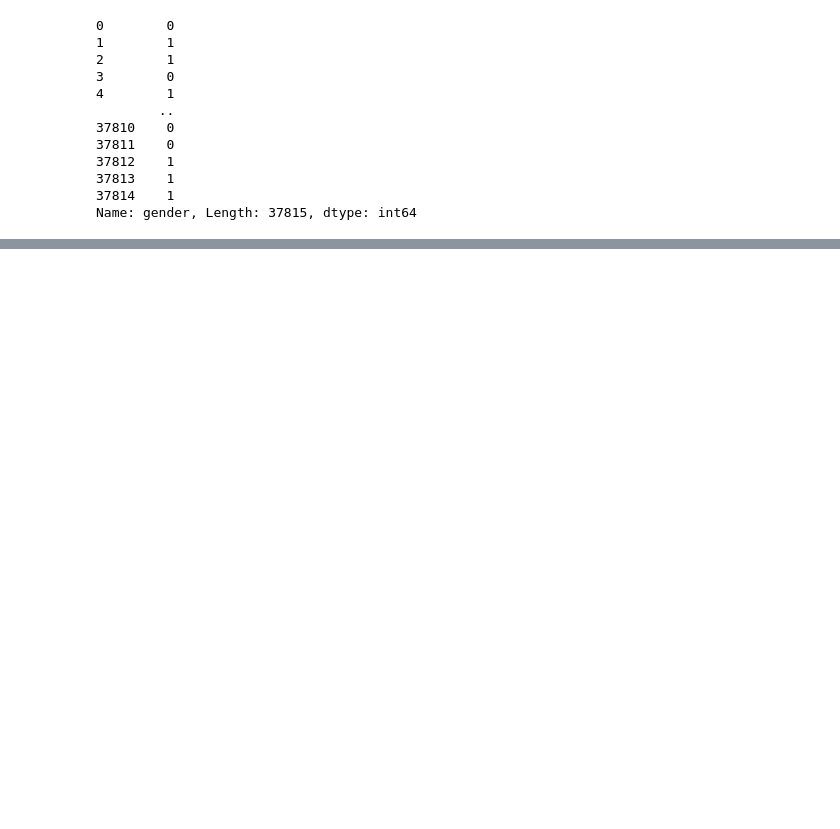
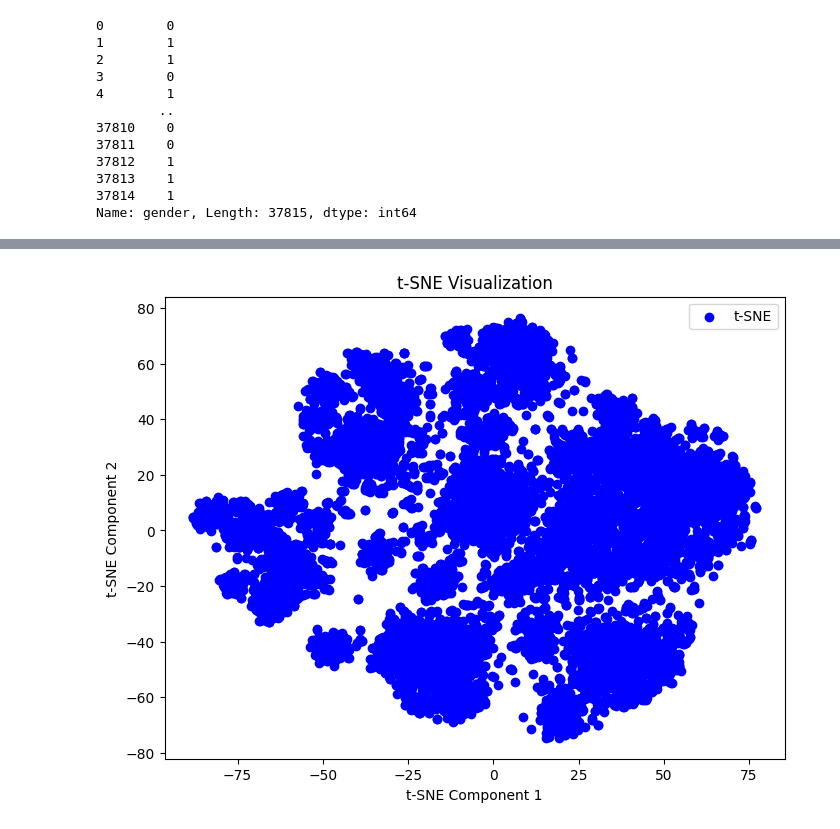
Before and after one commit to MemphiS047/icu-flow-prediction, a Jupyter notebook: script/preprocessing.ipynb, the cells around one changed output, grey strips where cells are left out. Drawn from its saved outputs; the diff is of its cells as text; code cells hidden in the pictures; blank space fills up the shorter version.

Commit message:
Obtained good results on dimensionality reduction

```diff
--- a/script/preprocessing.ipynb
+++ b/script/preprocessing.ipynb
@@ -290,6 +300,10 @@ categorical_cols = ['marital_status', 'ethnicity_grouped',
                     'first_careunit', 'last_careunit', 'admission_type',
                     'admission_location', 'discharge_location', 'insurance']
 df = pd.get_dummies(df, columns=categorical_cols)
+# %%
+# Dropping rest of the unecessary columns
+columns_to_remove = ['language', 'religion', 'diagnosis', 'ethnicity', 'dbsource']
+df = df.drop(columns_to_remove, axis=1)
 # %%
 for key, val in df.dtypes.to_dict().items():
     if('object' in str(val)):
@@ -358,0 +352,3 @@ KeyboardInterrupt:
+# %%
+df = df.dropna()
+df
@@ -363,0 +372,6 @@ ValueError: could not convert string to float: 'Medicare'
+# %%
+pca = PCA(n_components=20)
+pca_result = pca.fit_transform(scaled_data)
+# %%
+tsne = TSNE(n_components=2, random_state=42)
+tsne_result = tsne.fit_transform(pca_result)
@@ -363,0 +381,10 @@ ValueError: could not convert string to float: 'Medicare'
+# %%
+plt.figure(figsize=(8, 6))
+plt.scatter(tsne_result[:, 0], tsne_result[:, 1], c='b', marker='o', label='t-SNE')
+plt.title('t-SNE Visualization')
+plt.xlabel('t-SNE Component 1')
+plt.ylabel('t-SNE Component 2')
+plt.legend()
+plt.show()
+# %% [output]
+[figure, added]
```
Also changed, not shown: parts of 17 cells of this notebook, 1 other file.
